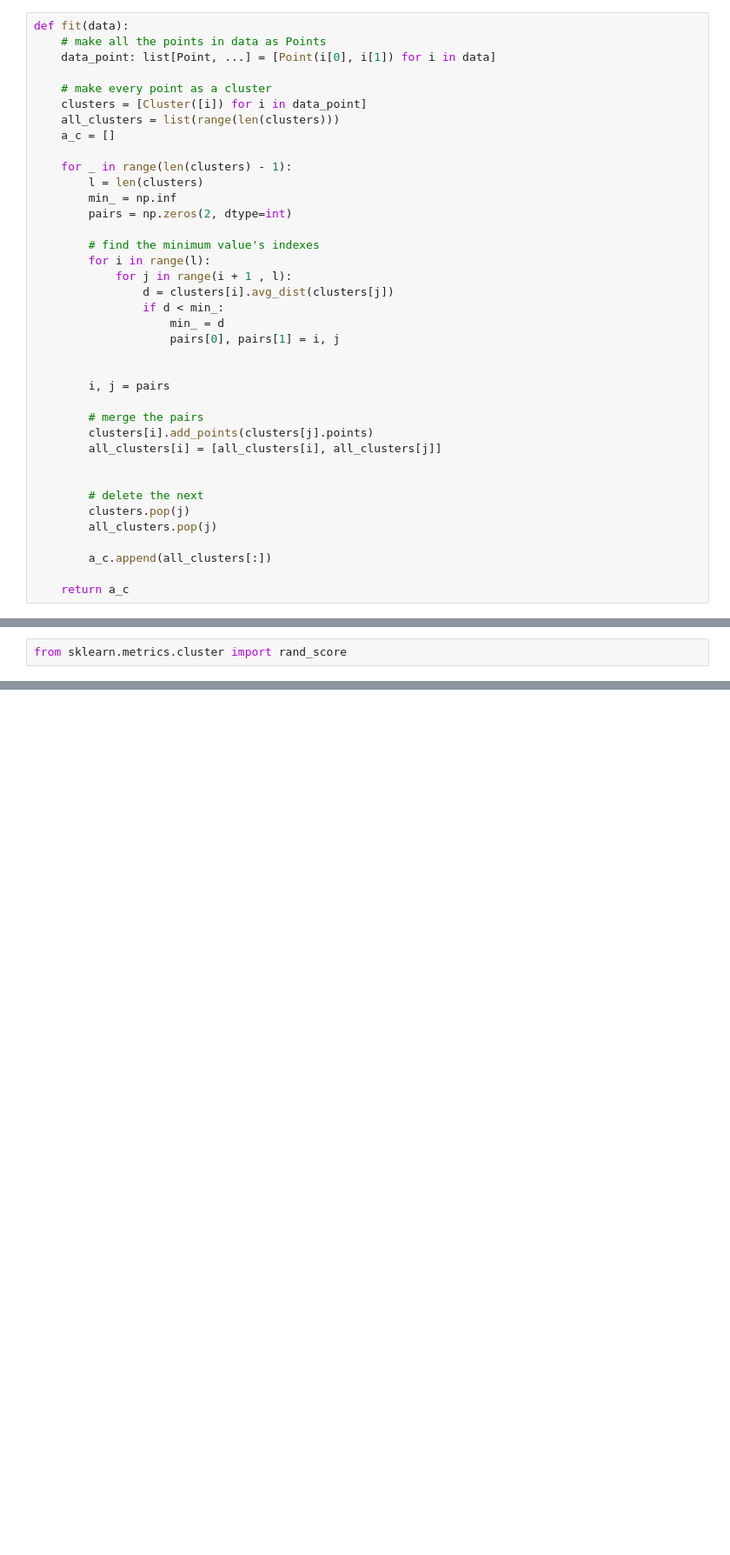
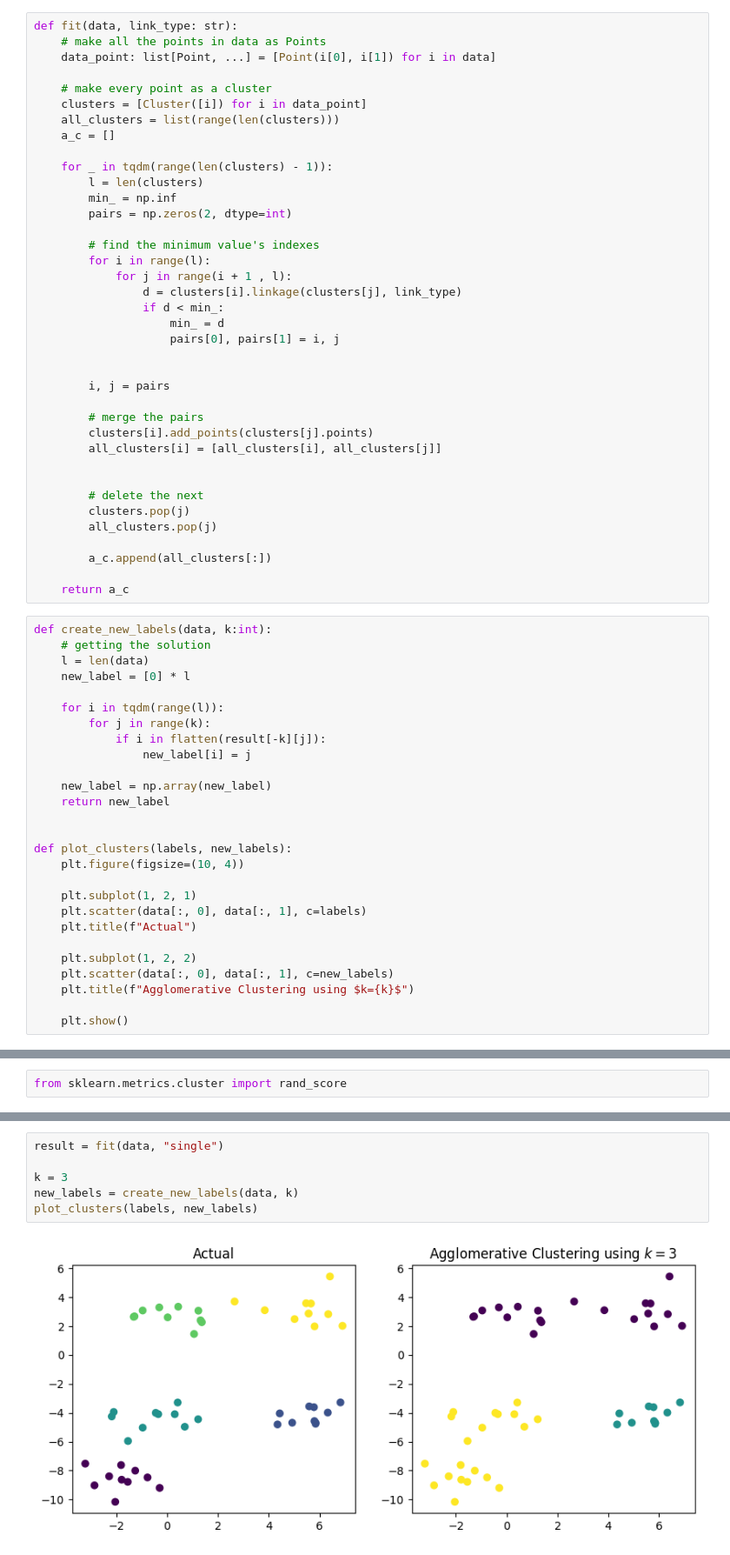
Before and after one commit to subhranil2605/Machine-Learning, a Jupyter notebook: Clustering/agglomerative_clustering.ipynb, the cells around one changed output, grey strips where cells are left out. Shown: that part at 87% size. Saved outputs shown, nothing was run; the diff lists cells and outputs as text; blank space fills up the shorter version.

```diff
--- a/Clustering/agglomerative_clustering.ipynb
+++ b/Clustering/agglomerative_clustering.ipynb
@@ -80,7 +85,7 @@ class Cluster:
     def __repr__(self):
         return f"Cluster: {self.points}"
 # %%
-def fit(data):
+def fit(data, link_type: str):
     # make all the points in data as Points
     data_point: list[Point, ...] = [Point(i[0], i[1]) for i in data]
 
@@ -89,7 +94,7 @@ def fit(data):
     all_clusters = list(range(len(clusters)))
     a_c = []
 
-    for _ in range(len(clusters) - 1):
+    for _ in tqdm(range(len(clusters) - 1)):
         l = len(clusters)
         min_ = np.inf
         pairs = np.zeros(2, dtype=int)
@@ -97,7 +102,7 @@ def fit(data):
         # find the minimum value's indexes
         for i in range(l):
             for j in range(i + 1 , l):
-                d = clusters[i].avg_dist(clusters[j])
+                d = clusters[i].linkage(clusters[j], link_type)
                 if d < min_:
                     min_ = d
                     pairs[0], pairs[1] = i, j
@@ -117,3 +122,30 @@ def fit(data):
         a_c.append(all_clusters[:])
 
     return a_c
+# %%
+def create_new_labels(data, k:int):
+    # getting the solution
+    l = len(data)
+    new_label = [0] * l
+
+    for i in tqdm(range(l)):
+        for j in range(k):
+            if i in flatten(result[-k][j]):
+                new_label[i] = j
+
+    new_label = np.array(new_label)
+    return new_label
+
+
+def plot_clusters(labels, new_labels):
+    plt.figure(figsize=(10, 4))
+
+    plt.subplot(1, 2, 1)
+    plt.scatter(data[:, 0], data[:, 1], c=labels)
+    plt.title(f"Actual")
+
+    plt.subplot(1, 2, 2)
+    plt.scatter(data[:, 0], data[:, 1], c=new_labels)
+    plt.title(f"Agglomerative Clustering using $k={k}$")
+
+    plt.show()
@@ -196,0 +189,8 @@ result
+# %%
+result = fit(data, "single")
+
+k = 3
+new_labels = create_new_labels(data, k)
+plot_clusters(labels, new_labels)
+# %% [output]
+[figure, added]
```
Also changed, not shown: parts of 20 cells of this notebook.
